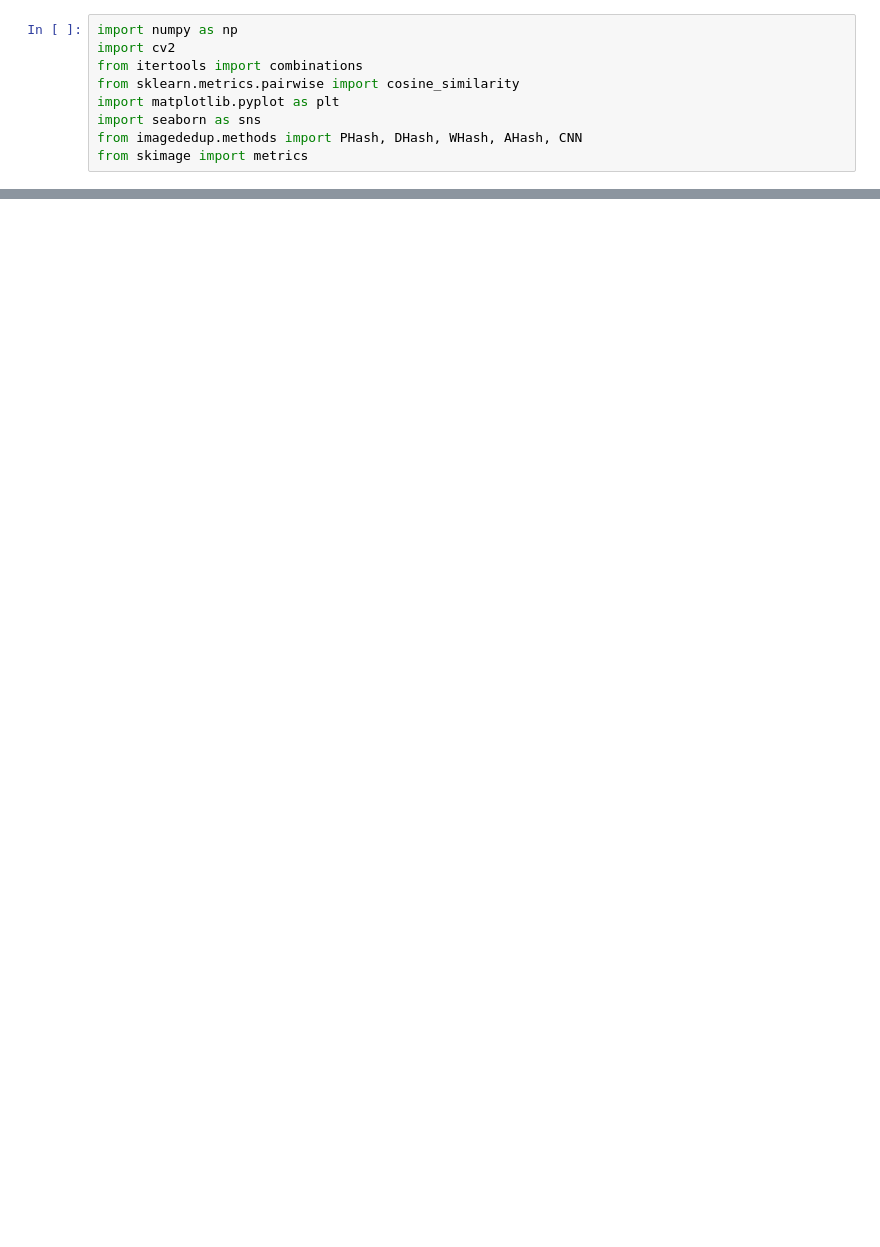
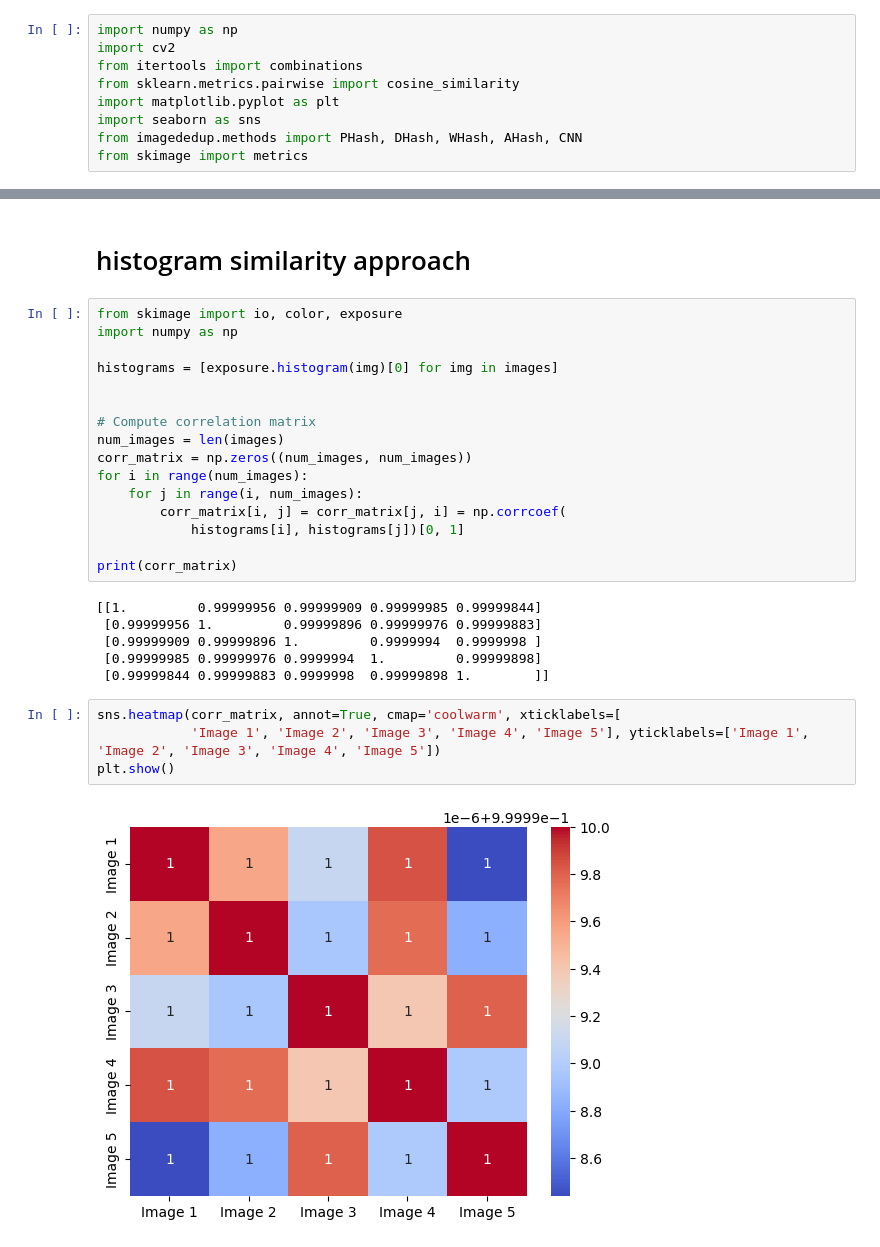
Before and after one commit to abhishekneerr/AMPLab, a Jupyter notebook: ethnonmusicology/image_comparison.ipynb, the cells around one changed output, grey strips where cells are left out. Saved outputs shown, nothing was run; the diff lists cells and outputs as text; blank space fills up the shorter version.

```diff
--- a/ethnonmusicology/image_comparison.ipynb
+++ b/ethnonmusicology/image_comparison.ipynb
@@ -175,0 +118,30 @@ for i in range(0, len(scores_list)):
+# %% [markdown]
+# histogram similarity approach
+# %%
+from skimage import io, color, exposure
+import numpy as np
+
+histograms = [exposure.histogram(img)[0] for img in images]
+
+
+# Compute correlation matrix
+num_images = len(images)
+corr_matrix = np.zeros((num_images, num_images))
+for i in range(num_images):
+    for j in range(i, num_images):
+        corr_matrix[i, j] = corr_matrix[j, i] = np.corrcoef(
+            histograms[i], histograms[j])[0, 1]
+
+print(corr_matrix)
+# %% [output]
+[[1.         0.99999956 0.99999909 0.99999985 0.99999844]
+ [0.99999956 1.         0.99999896 0.99999976 0.99999883]
+ [0.99999909 0.99999896 1.         0.9999994  0.9999998 ]
+ [0.99999985 0.99999976 0.9999994  1.         0.99999898]
+ [0.99999844 0.99999883 0.9999998  0.99999898 1.        ]]
+# %%
+sns.heatmap(corr_matrix, annot=True, cmap='coolwarm', xticklabels=[
+            'Image 1', 'Image 2', 'Image 3', 'Image 4', 'Image 5'], yticklabels=['Image 1', 'Image 2', 'Image 3', 'Image 4', 'Image 5'])
+plt.show()
+# %% [output]
+[figure, added]
```
Also changed, not shown: parts of 14 cells of this notebook, 18 other files.
